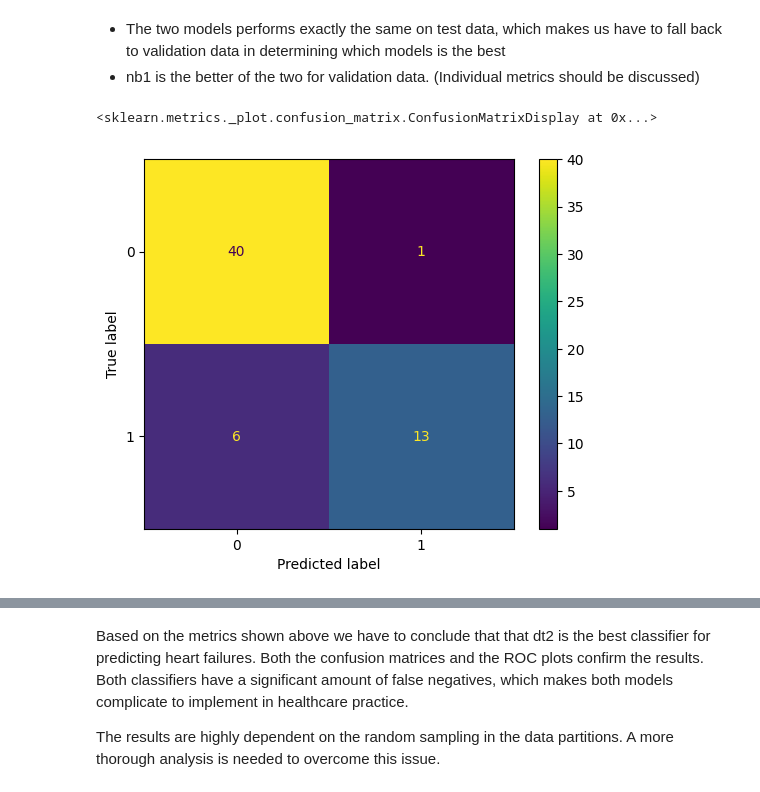
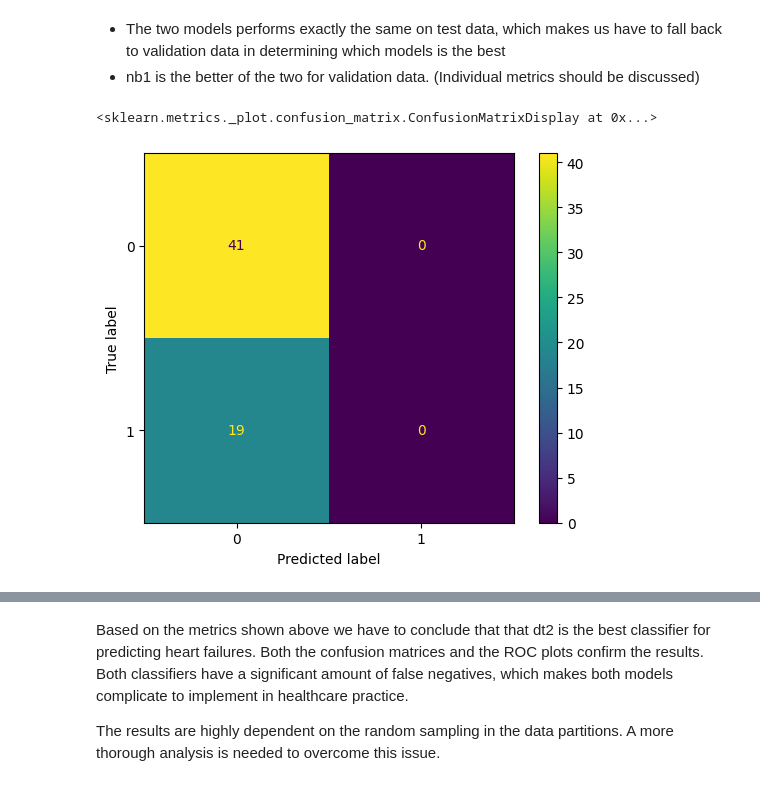
Before and after one commit to lavima/itf31519_2024, a Jupyter notebook: more_supervised_algorithmss/comparing_supportvectormachines_decisiontrees_naivebayes.ipynb, the cells around one changed output, grey strips where cells are left out. Drawn from its saved outputs; the diff is of its cells as text; code cells hidden in the pictures.

```diff
--- a/more_supervised_algorithmss/comparing_supportvectormachines_decisiontrees_naivebayes.ipynb
+++ b/more_supervised_algorithmss/comparing_supportvectormachines_decisiontrees_naivebayes.ipynb
@@ -122,7 +125,8 @@ metrics = ['accuracy', 'precision', 'recall', 'f1', 'roc_auc']
 
 dt_params = {
     'criterion': ['gini', 'entropy'],
-    'max_depth': [5,10]
+    'max_depth': range(1,21)
+    # Needs to be expanded with more parameters
 }
 dt_grid = GridSearchCV(DecisionTreeClassifier(), dt_params, scoring=metrics, refit='f1')
 
@@ -220,7 +192,11 @@ The ROC curve show very good performance for all sensitivities. This is also sho
 # %%
 # Train and evaluate a gaussian naive bayesian classifier with default parameters
 
-nb1 = GaussianNB()
-nb1.fit(train_features, train_targets)
-evaluate(nb1)
+nb_params = {
+    'var_smoothing': np.logspace(1e-11, 1e-7)
+}
+nb_grid = GridSearchCV(GaussianNB(), nb_params, scoring=metrics, refit='f1')
+nb_grid.fit(trainval_features, trainval_targets)
+nb_cv_results = pd.DataFrame(nb_grid.cv_results_)
+nb_cv_results
 # %% [output]
@@ -311,10 +230,10 @@ Test ROC AUC: 0.913992297817715
 # %%
 # Plot the confusion matrix for the best NB
 
-ConfusionMatrixDisplay.from_estimator(nb1, test_features, test_targets)
+ConfusionMatrixDisplay.from_estimator(nb_grid, test_features, test_targets)
 # %% [output]
 <sklearn.metrics._plot.confusion_matrix.ConfusionMatrixDisplay at 0x...>
-[figure, old version]
+[figure, new version]
 # %%
 RocCurveDisplay.from_estimator(nb1, test_features, test_targets)
 # %% [output]
```
Also changed, not shown: parts of 20 cells of this notebook.
